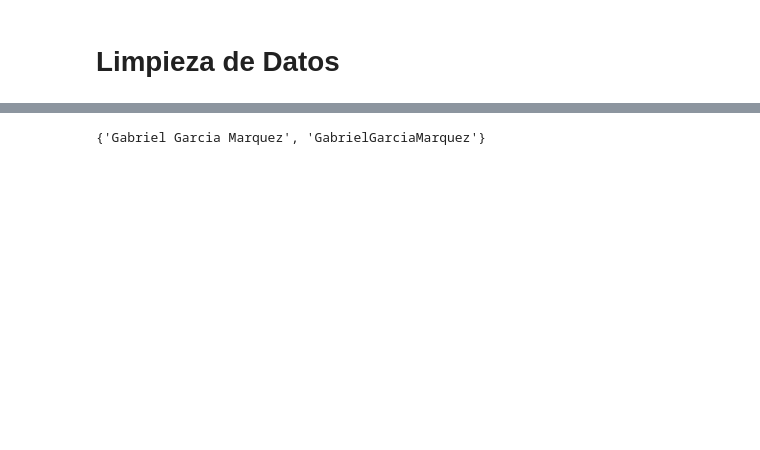
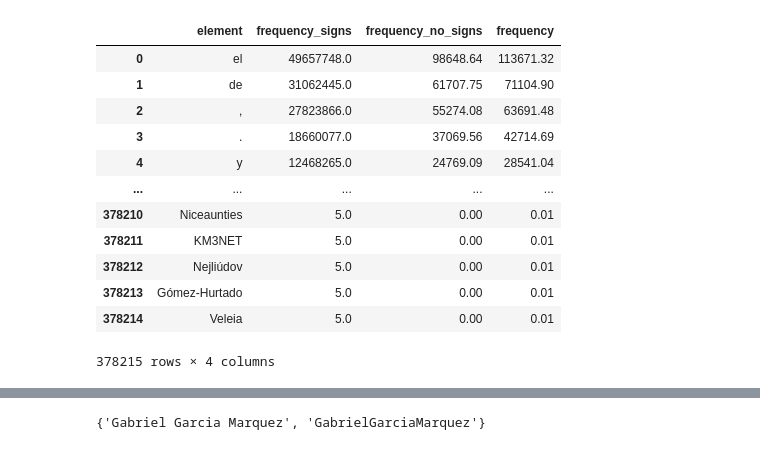
Before and after one commit to dafmontenegro/semanticdictgen-wpa2-es, a Jupyter notebook: semanticdictgen-wpa2-es.ipynb, the cells around one changed output, grey strips where cells are left out. Saved outputs shown, nothing was run; the diff lists cells and outputs as text; code cells hidden in the pictures; blank space fills up the shorter version.

```diff
--- a/semanticdictgen-wpa2-es.ipynb
+++ b/semanticdictgen-wpa2-es.ipynb
@@ -0,0 +14,29 @@
+# %%
+import pandas, re
+
+csv_output = "corpes_lemas_clean.csv"
+dataset = "frecuencia_lemas_corpes_1_3.txt"
+
+with open(dataset, "r", encoding="utf-8") as f:
+    lines = f.readlines()
+
+clean_rows = []
+
+# Expresión regular para extraer los campos ignorando etiquetas como T, P, etc.
+for line in lines:
+    match = re.match(r'^(.+?)\s+[A-Z]\s+([\d.,]+)\s+([\d.,]+)\s+([\d.,]+)', line)
+    if match:
+        element = match.group(1).strip()
+        freq_signs = float(match.group(2).replace(",", "").replace(".", ""))
+        freq_sin_signs = float(match.group(3).replace(",", ""))
+        freq_normal = float(match.group(4).replace(",", ""))
+        clean_rows.append([element, freq_signs, freq_sin_signs, freq_normal])
+
+corpes_df = pandas.DataFrame(clean_rows, columns=[
+    "element",
+    "frequency_signs",       # Frecuencia con signos ortográficos
+    "frequency_no_signs",    # Frecuencia sin signos ortográficos
+    "frequency"              # Frecuencia normal
+])
+
+corpes_df
@@ -1 +57,23 @@
+# %%
+# Eliminar filas donde la frecuencia normal es 0
+corpes_df = corpes_df[corpes_df["frequency"] != 0]
+
+# Guardar CSV limpio
+corpes_df.to_csv(csv_output, index=False)
+
+corpes_df
+# %% [output]
+|  | element | frequency_signs | frequency_no_signs | frequency |
+| 0 | el | 49657748.0 | 98648.64 | 113671.32 |
+| 1 | de | 31062445.0 | 61707.75 | 71104.90 |
+| 2 | , | 27823866.0 | 55274.08 | 63691.48 |
+| 3 | . | 18660077.0 | 37069.56 | 42714.69 |
+| 4 | y | 12468265.0 | 24769.09 | 28541.04 |
+| ... | ... | ... | ... | ... |
+| 378210 | Niceaunties | 5.0 | 0.00 | 0.01 |
+| 378211 | KM3NET | 5.0 | 0.00 | 0.01 |
+| 378212 | Nejliúdov | 5.0 | 0.00 | 0.01 |
+| 378213 | Gómez-Hurtado | 5.0 | 0.00 | 0.01 |
+| 378214 | Veleia | 5.0 | 0.00 | 0.01 |
+378215 rows × 4 columns
 # %%
@@ -9,4 +86,2 @@ import unidecode
 import collections
 import matplotlib.pyplot
-# %% [markdown]
-# Limpieza de Datos
```
Also changed, not shown: parts of 8 cells of this notebook, 1 other file.
